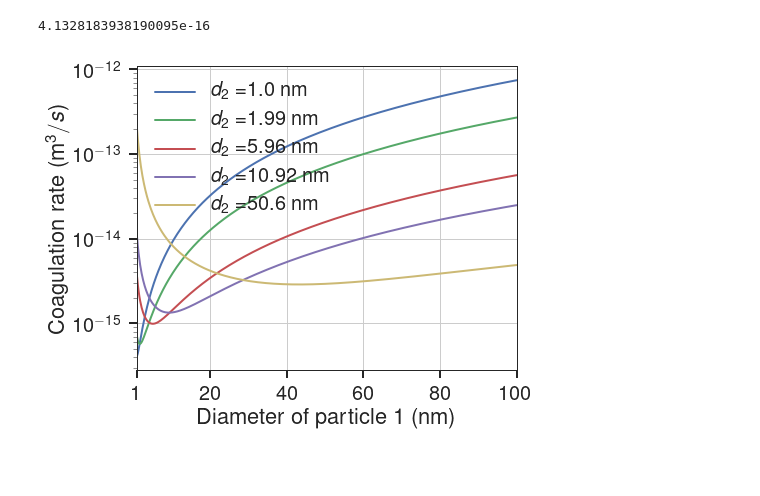
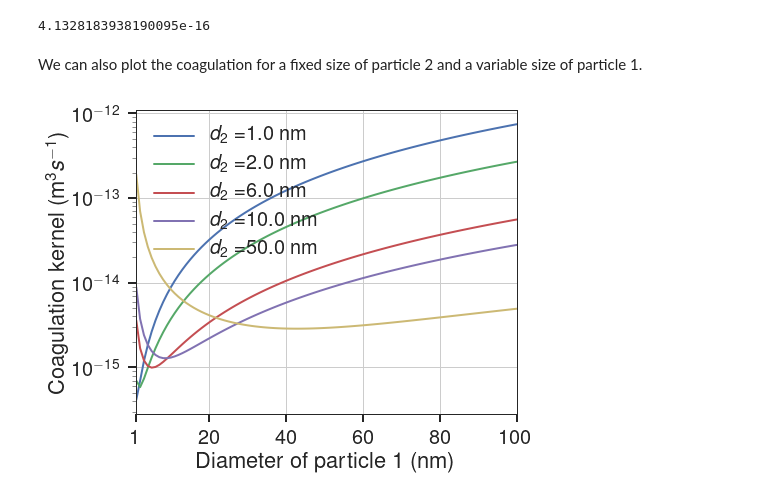
Before and after one commit to caos21/ndust, a Jupyter notebook: press/supplementary-material.ipynb, the cells around one changed output. Cells and saved outputs as stored; diff of their text form; code cells hidden in the pictures; blank space fills up the shorter version.

```diff
--- a/press/supplementary-material.ipynb
+++ b/press/supplementary-material.ipynb
@@ -260 +139,19 @@ diams = 2.0 * radii
+# %%
+def volfromrad(r):
+    ''' Computes volume from a given radius
+    '''
+    return (4.0/3.0) * pi * (r)**3
+
+lsec = 100# 50 sections
+r0 = 0.5E-9# min radius
+rl = 50E-9# max radius
+
+# compute interfaces
+radii = np.linspace(r0, rl, lsec, endpoint=True)
+
+# volumes
+volumes = volfromrad(radii)
+
+# diameters
+diams = 2.0 * radii
 # %% [markdown]
@@ -439,7 +321,7 @@ where $v_{i}(v_{j})$ represents the volume of particle $i(j)$,  $\kboltz$ is the
 absolute temperature of the reactor, and  $\rho_{p}$ is the particle mass density.
 # %%
 def beta_free(vol1, vol2, temp=Temperature, rho=rho):
-    ''' Coagulation rate in the free molecular regime
+    ''' Coagulation kernel in the free molecular regime
     '''
-    beta0 = (3.0/(4.0*np.pi))**(1/6)*np.sqrt(6.0*const.Boltzmann *temp/rho)
+    beta0 = (3.0/(4.0*pi))**(1/6)*np.sqrt(6.0*const.Boltzmann *temp/rho)
     return beta0 * np.sqrt(1.0/vol1 +1.0/vol2) * (vol1**(1.0/3.0)+vol2**(1.0/3.0))**2
@@ -450,7 +328,7 @@ volumes_cr = volfromrad(radii_cr)
 # %%
-rx, ry = np.meshgrid(radii_cr*1e9, radii_cr*1e9)
+rx, ry = np.meshgrid(radii*1e9, radii*1e9)
 dx, dy = 2.0*rx, 2.0*ry
-vx, vy = np.meshgrid(volumes_cr, volumes_cr)
+vx, vy = np.meshgrid(volumes, volumes)
 # %%
 bf = beta_free(vx, vy)
 # %%
@@ -490,25 +368,27 @@ np.max(bf)
 np.min(bf)
 # %% [output]
 4.1328183938190095e-16
+# %% [markdown]
+We can also plot the coagulation for a fixed size of particle 2 and a variable size of particle 1.
 # %%
 fig, ax = plt.subplots(figsize=(7.5, 5.85))
 
-dlist = [0, 5, 25, 50, 250]
+dlist = [0, 1, 5, 9, 49]
 for i, di in enumerate(dlist):
     label = r'$d_2=$'+str(np.around(dx[di][di], decimals=2))+' nm'
     plt.plot(dx[di], bf[di], label=label)
 
 
 xy=np.arange(0, 120, 20)
 xy[0] = 1
 plt.xticks(xy, xy)
 ax.set_xlabel(r'Diameter of particle 1 (nm)')
-ax.set_ylabel(r'Coagulation rate $(\text{m}^3/s)$')
+ax.set_ylabel(r'Coagulation kernel $(\text{m}^3s^{-1})$')
 ax.set_yscale('log')
 plt.xlim([1, 100])
 plt.legend(loc=2)
 plt.tight_layout()
 #plt.savefig('fig1.eps')
 plt.show()
 # %% [output]
-[figure, old version]
+[figure, new version]
```
Also changed, not shown: parts of 117 cells of this notebook, 2 other files.
